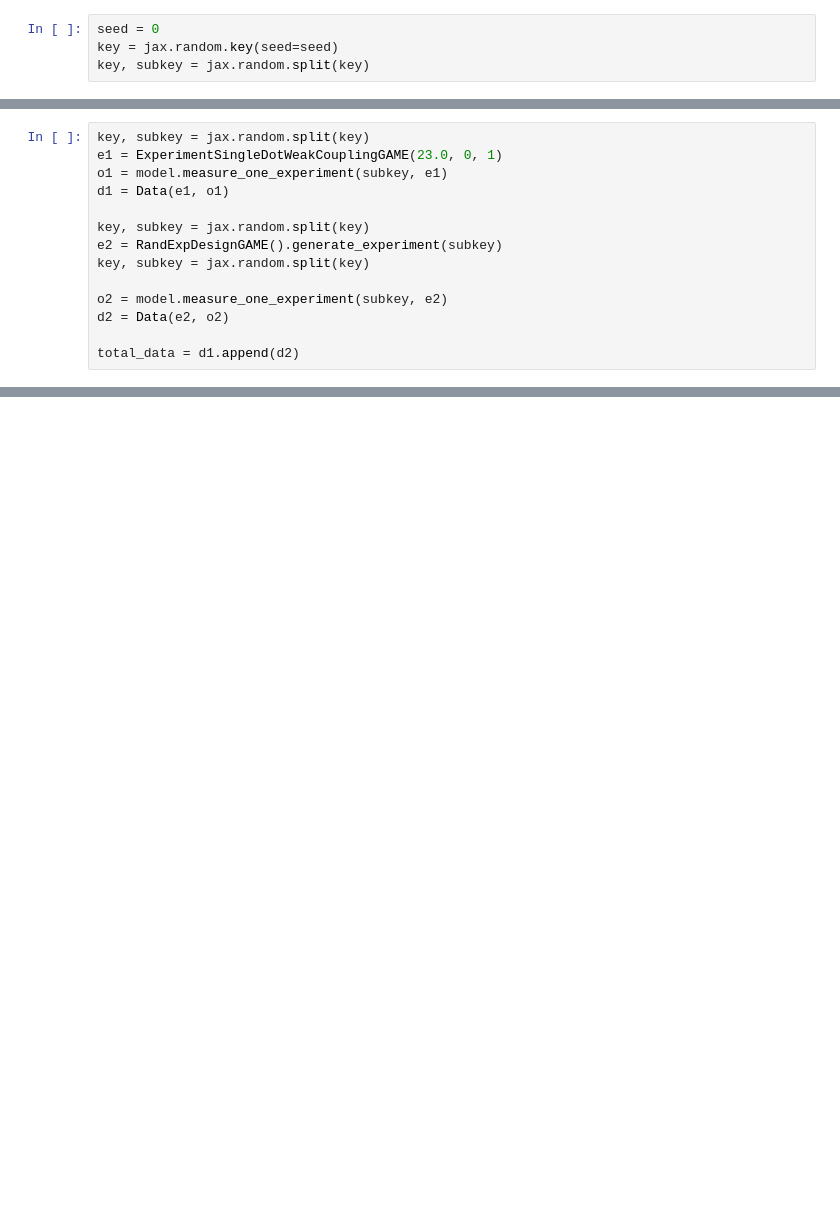
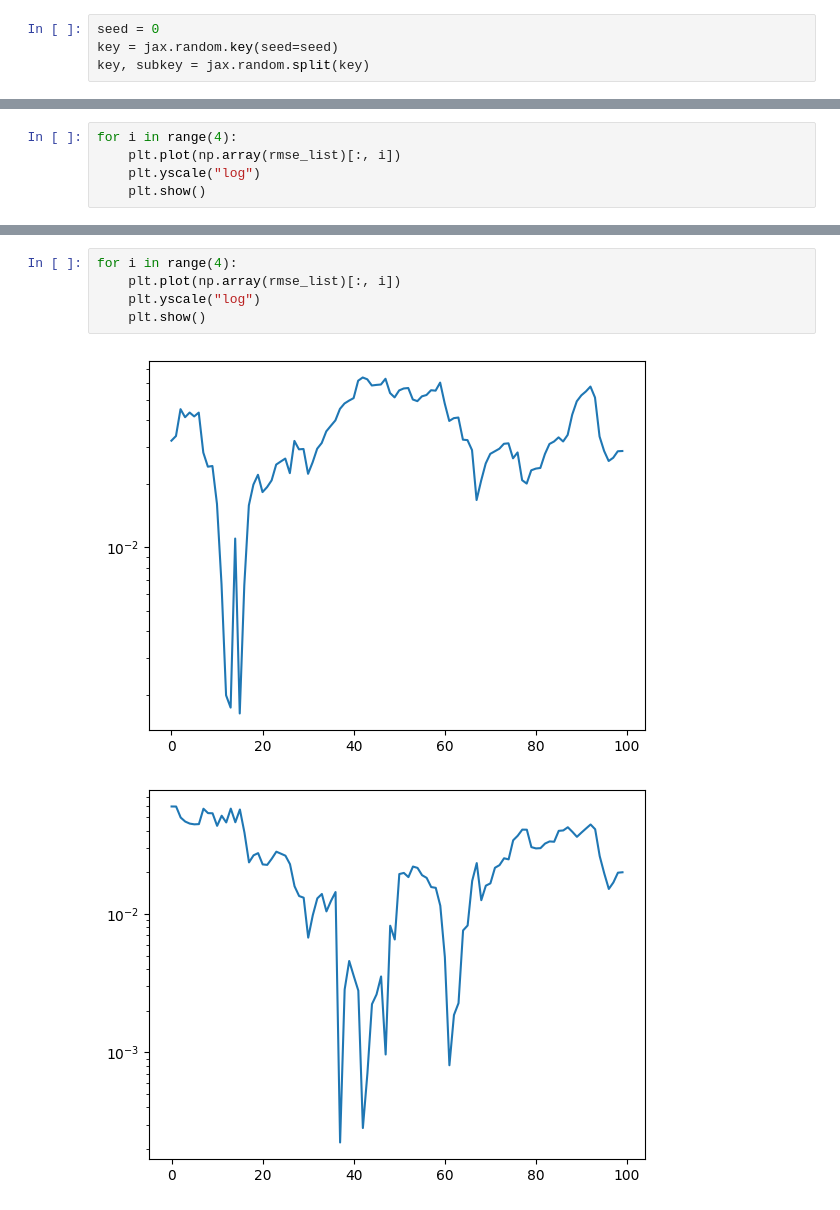
Before and after one commit to Rumoa/qll_qdots, a Jupyter notebook: debugging.ipynb, the cells around one changed output, grey strips where cells are left out. Drawn from its saved outputs; the diff is of its cells as text; blank space fills up the shorter version.

```diff
--- a/debugging.ipynb
+++ b/debugging.ipynb
@@ -66,0 +139,5 @@ dist = Distribution(particles_locations=init_particles_locations, weights=weight
+# %%
+for i in range(4):
+    plt.plot(np.array(rmse_list)[:, i])
+    plt.yscale("log")
+    plt.show()
@@ -73,14 +169,0 @@ sns.pairplot(data=df)
-# %%
-key, subkey = jax.random.split(key)
-e1 = ExperimentSingleDotWeakCouplingGAME(23.0, 0, 1)
-o1 = model.measure_one_experiment(subkey, e1)
-d1 = Data(e1, o1)
-
-key, subkey = jax.random.split(key)
-e2 = RandExpDesignGAME().generate_experiment(subkey)
-key, subkey = jax.random.split(key)
-
-o2 = model.measure_one_experiment(subkey, e2)
-d2 = Data(e2, o2)
-
-total_data = d1.append(d2)
@@ -131,0 +241,8 @@ plt.show()
+# %%
+for i in range(4):
+    plt.plot(np.array(rmse_list)[:, i])
+    plt.yscale("log")
+    plt.show()
+# %% [output]
+[figure, added]
+[figure, added]
```
Also changed, not shown: parts of 22 cells of this notebook, 20 other files.
